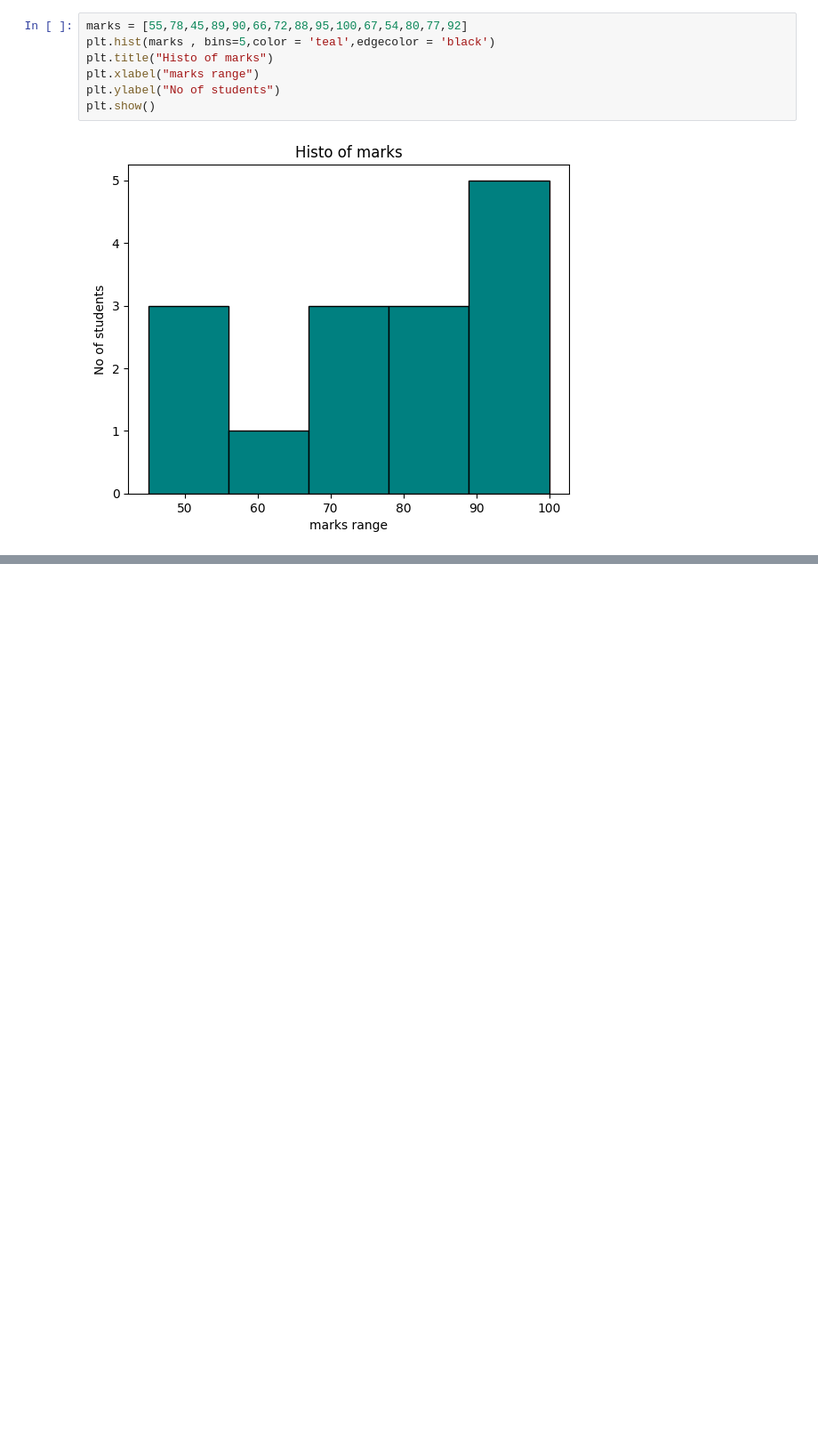
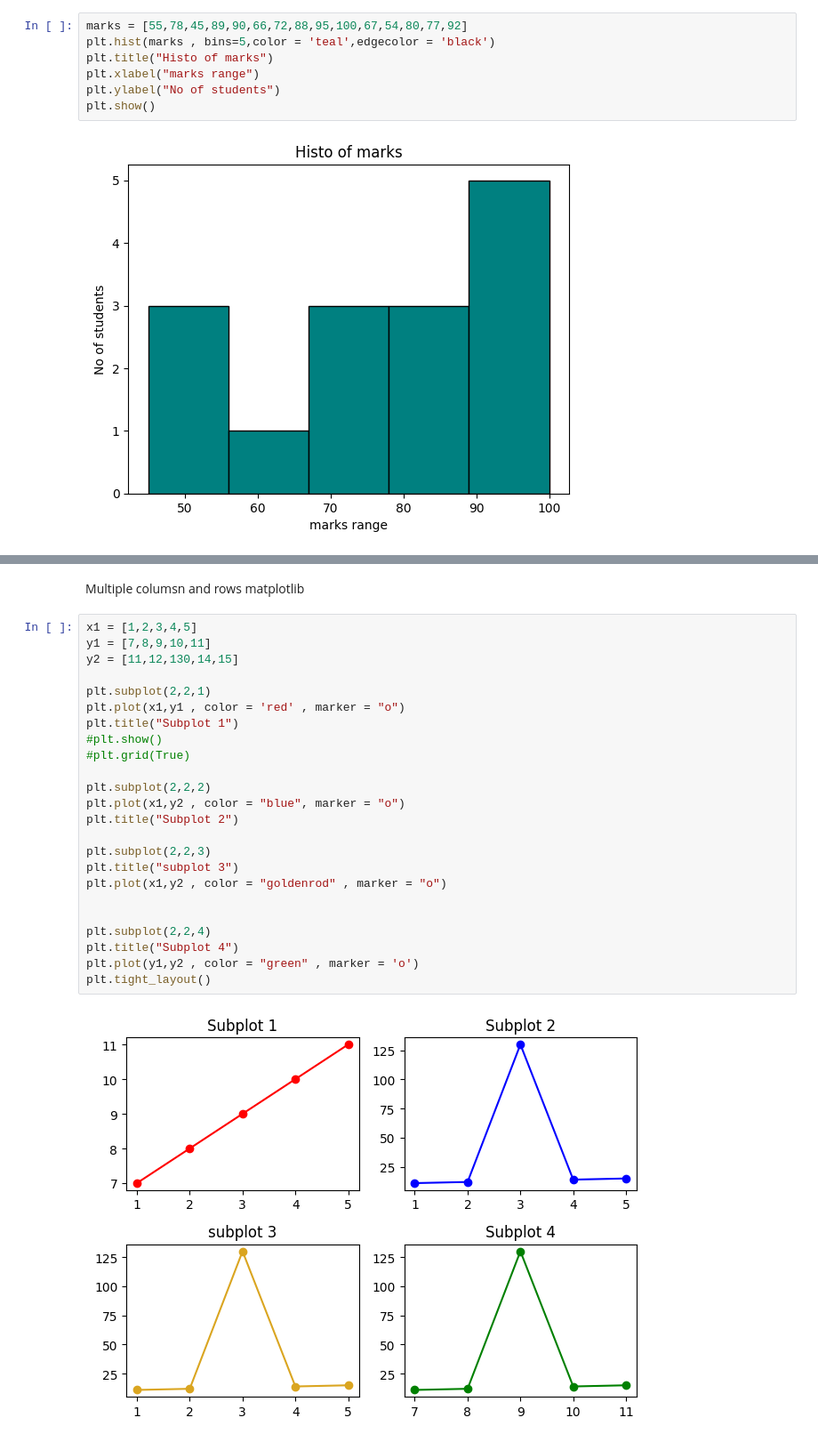
Before and after one commit to Shambhuraje1919/Machine_Learning_Paractice, a Jupyter notebook: package/python_Basics.ipynb, the cells around one changed output, grey strips where cells are left out. Shown: that part at 89% size. Saved outputs shown, nothing was run; the diff lists cells and outputs as text; blank space fills up the shorter version.

```diff
--- a/package/python_Basics.ipynb
+++ b/package/python_Basics.ipynb
@@ -264,0 +302,28 @@ plt.show()
+# %% [markdown]
+Multiple columsn and rows matplotlib
+# %%
+x1 = [1,2,3,4,5]
+y1 = [7,8,9,10,11]
+y2 = [11,12,130,14,15]
+
+plt.subplot(2,2,1)
+plt.plot(x1,y1 , color = 'red' , marker = "o")
+plt.title("Subplot 1")
+#plt.show()
+#plt.grid(True)
+
+plt.subplot(2,2,2)
+plt.plot(x1,y2 , color = "blue", marker = "o")
+plt.title("Subplot 2")
+
+plt.subplot(2,2,3)
+plt.title("subplot 3")
+plt.plot(x1,y2 , color = "goldenrod" , marker = "o")
+
+
+plt.subplot(2,2,4)
+plt.title("Subplot 4")
+plt.plot(y1,y2 , color = "green" , marker = 'o')
+plt.tight_layout()
+# %% [output]
+[figure, added]
```
Also changed, not shown: parts of 4 cells of this notebook.
